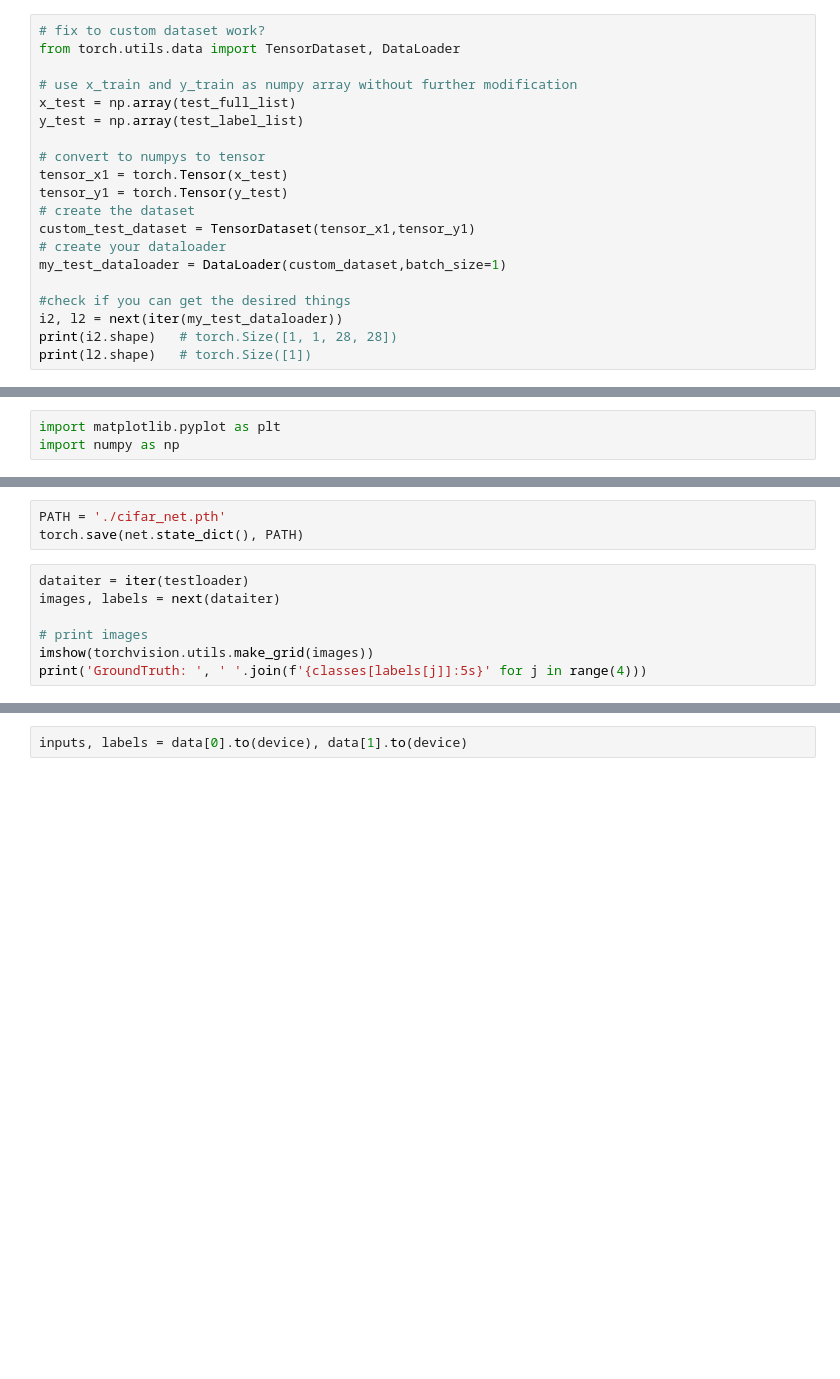
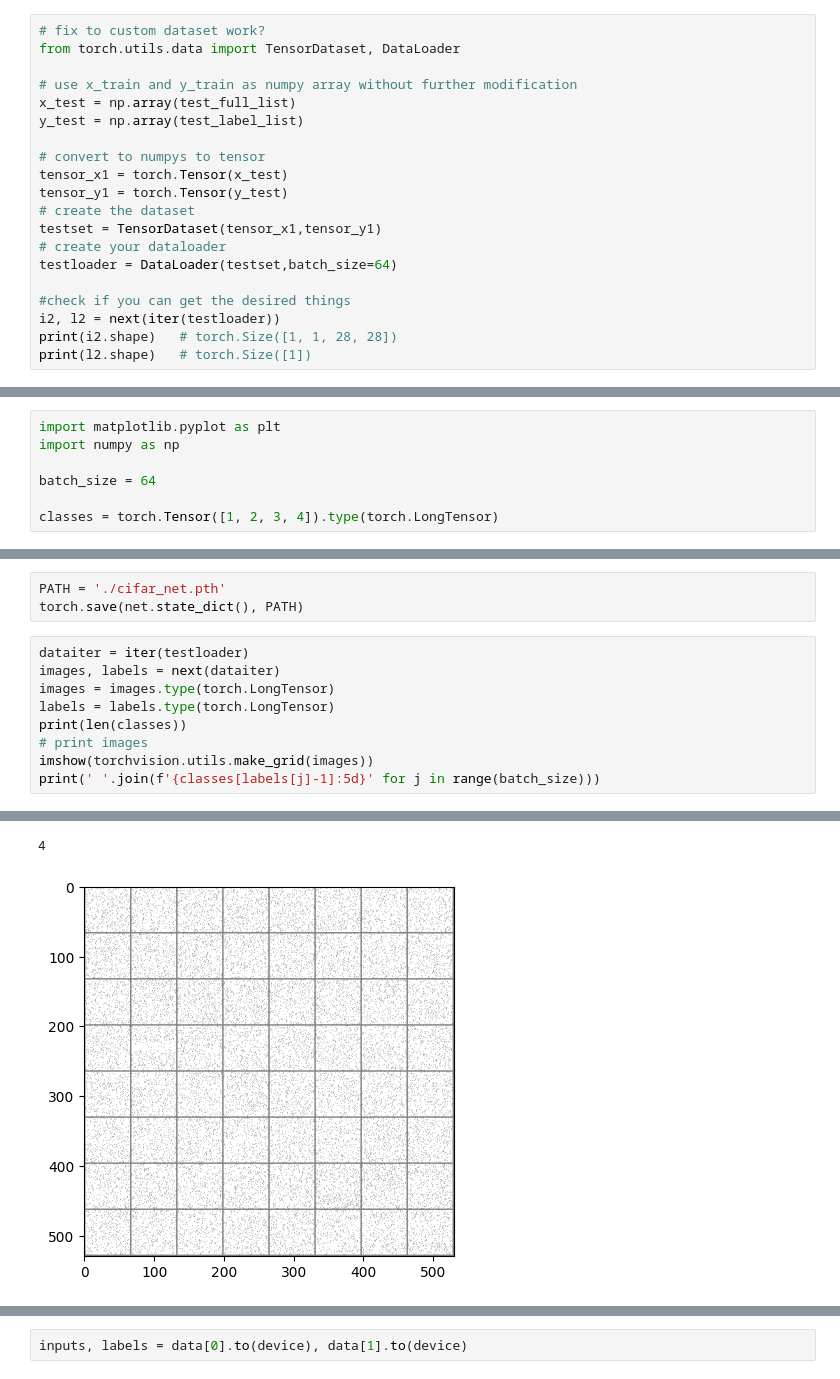
Before and after one commit to staplemage/stmath-493-pnnl-project-main-new, a Jupyter notebook: jupyternotebookarchitecture.ipynb, the cells around one changed output, grey strips where cells are left out. Cells and saved outputs as stored; diff of their text form; blank space fills up the shorter version.

```diff
--- a/jupyternotebookarchitecture.ipynb
+++ b/jupyternotebookarchitecture.ipynb
@@ -145,12 +152,12 @@ y_test = np.array(test_label_list)
 tensor_x1 = torch.Tensor(x_test)
 tensor_y1 = torch.Tensor(y_test)
 # create the dataset
-custom_test_dataset = TensorDataset(tensor_x1,tensor_y1)
+testset = TensorDataset(tensor_x1,tensor_y1)
 # create your dataloader
-my_test_dataloader = DataLoader(custom_dataset,batch_size=1)
+testloader = DataLoader(testset,batch_size=64)
 
 #check if you can get the desired things
-i2, l2 = next(iter(my_test_dataloader))
+i2, l2 = next(iter(testloader))
 print(i2.shape)   # torch.Size([1, 1, 28, 28])
 print(l2.shape)   # torch.Size([1])
 # %% [output]
@@ -176,6 +187,10 @@ classes = ('streptococcus', 'bacillus', 'lactobacaillus', 'pseudomonas')
 # %%
 import matplotlib.pyplot as plt
 import numpy as np
+
+batch_size = 64
+
+classes = torch.Tensor([1, 2, 3, 4]).type(torch.LongTensor)
 # %%
 # shows image, likely unneeded
 def imshow(img):
@@ -253,7 +308,10 @@ torch.save(net.state_dict(), PATH)
 # %%
 dataiter = iter(testloader)
 images, labels = next(dataiter)
-
+images = images.type(torch.LongTensor)
+labels = labels.type(torch.LongTensor)
+print(len(classes))
 # print images
 imshow(torchvision.utils.make_grid(images))
-print('GroundTruth: ', ' '.join(f'{classes[labels[j]]:5s}' for j in range(4)))
+print(' '.join(f'{classes[labels[j]-1]:5d}' for j in range(batch_size)))
+# %% [output]
@@ -259,0 +319,2 @@ print('GroundTruth: ', ' '.join(f'{classes[labels[j]]:5s}' for j in range(4)))
+4
+[figure, added]
```
Also changed, not shown: parts of 19 cells of this notebook, 1 other file.
